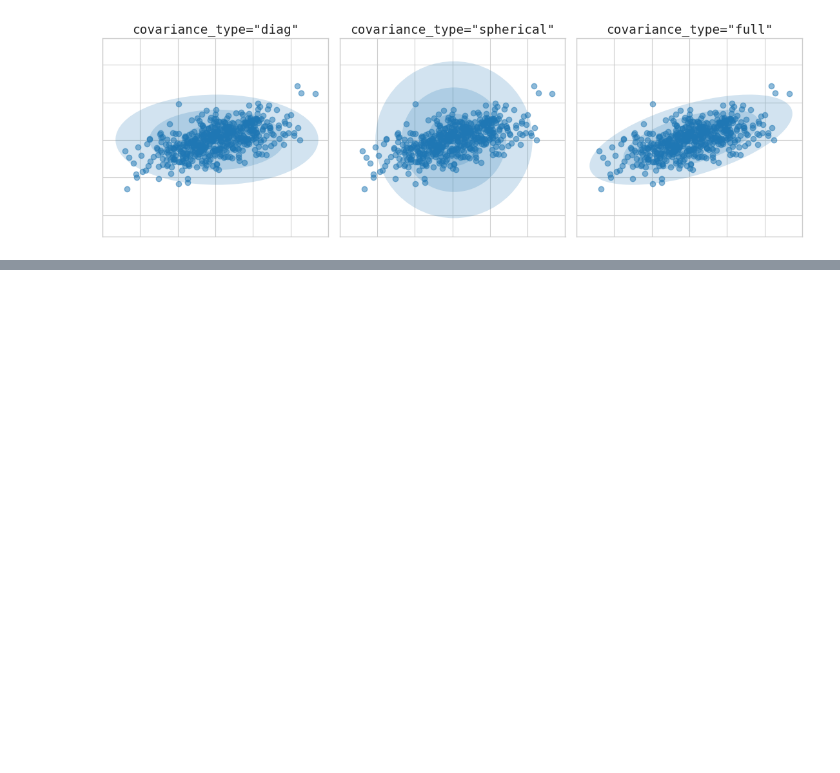
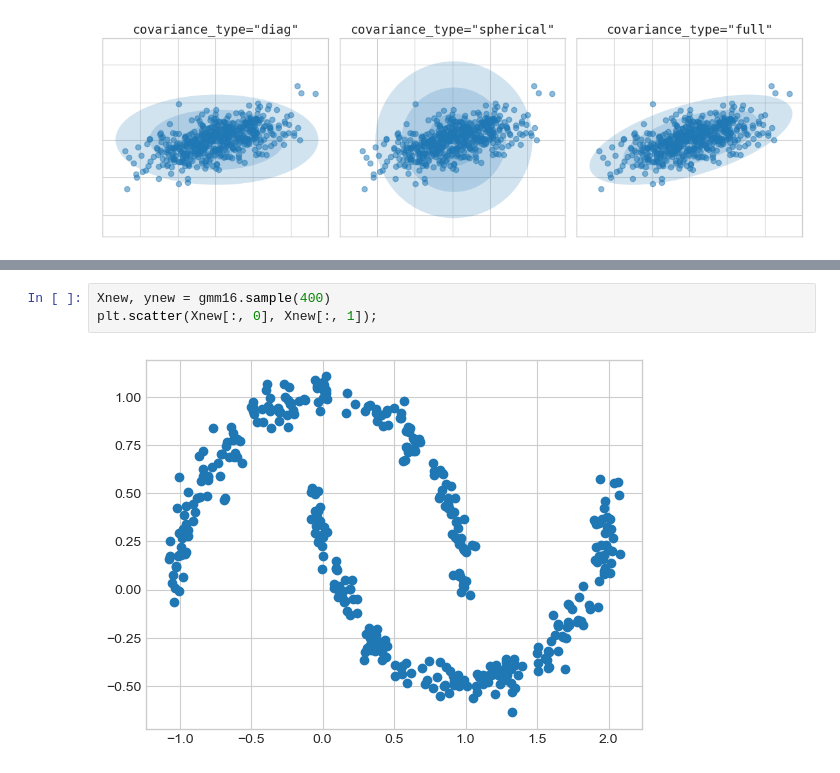
Before and after one commit to Spin8Cycle/ds-proj-remote, a Jupyter notebook: PDSHEx/ml_sklearn_notes/ml_gaussian_mixture_models.ipynb, the cells around one changed output, grey strips where cells are left out. Drawn from its saved outputs; the diff is of its cells as text; blank space fills up the shorter version.

```diff
--- a/PDSHEx/ml_sklearn_notes/ml_gaussian_mixture_models.ipynb
+++ b/PDSHEx/ml_sklearn_notes/ml_gaussian_mixture_models.ipynb
@@ -214,0 +238,5 @@ for i, cov_type in enumerate(['diag', 'spherical', 'full']):
+# %%
+Xnew, ynew = gmm16.sample(400)
+plt.scatter(Xnew[:, 0], Xnew[:, 1]);
+# %% [output]
+[figure, added]
```
Also changed, not shown: parts of 4 cells of this notebook.
